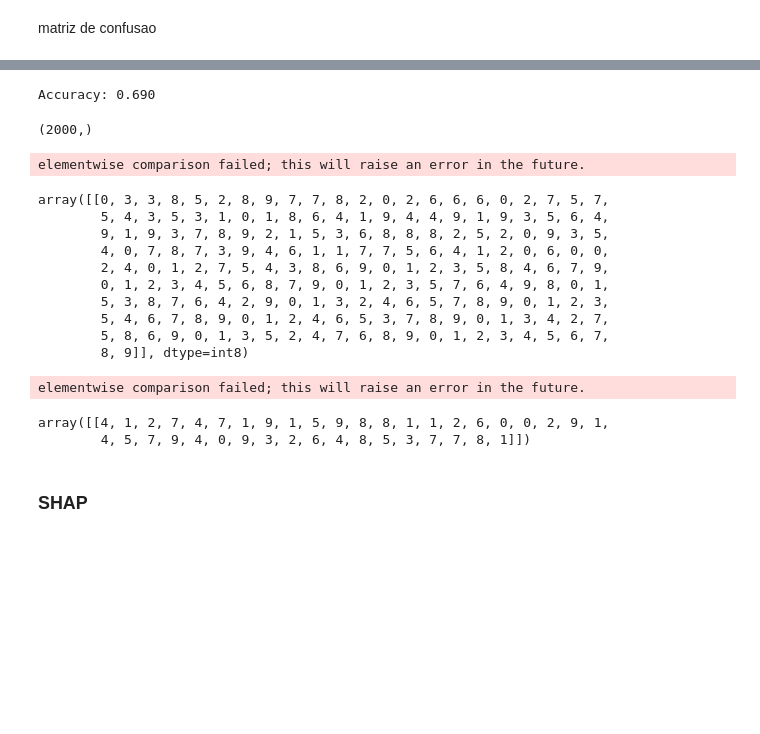
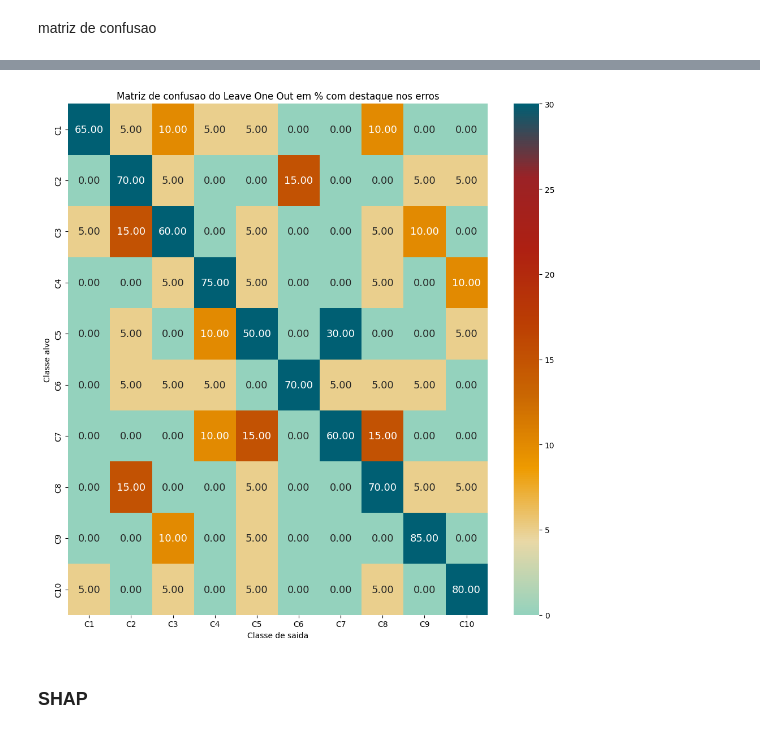
Before and after one commit to ramon-m-machado/training-notes, a Jupyter notebook: SimpleDLFapesp.ipynb, the cells around one changed output, grey strips where cells are left out. Cells and saved outputs as stored; diff of their text form; code cells hidden in the pictures; blank space fills up the shorter version.

Commit message:
Leave one out e confusion matrix

```diff
--- a/SimpleDLFapesp.ipynb
+++ b/SimpleDLFapesp.ipynb
@@ -797 +775,9 @@ label [2]
+# %%
+n = 200
+
+y_pred = []
+y_true = []
+
+cv = LeaveOneOut()
+k = 0
 # %%
@@ -839,0 +827,5 @@ ValueError: ignored
+# %%
+# transformando em numpy array
+y_pred = np.array(y_pred)
+y_true = np.array(y_true)
+y_pred.shape
@@ -839,0 +836,2 @@ ValueError: ignored
+# %%
+y_pred = np.argsort(y_pred, axis=1)[:,-1]
@@ -867,32 +847,32 @@ y_pred_labels
-# %%
-acc = accuracy_score(labels, y_pred_labels)
-print('Accuracy: %.3f' % acc)
-# %% [output]
-Accuracy: 0.690
-# %%
-y_pred.shape
-# %% [output]
-(2000,)
-# %%
-labels[labels != y_pred_labels]
-# %% [output]
-elementwise comparison failed; this will raise an error in the future.
-array([[0, 3, 3, 8, 5, 2, 8, 9, 7, 7, 8, 2, 0, 2, 6, 6, 6, 0, 2, 7, 5, 7,
-        5, 4, 3, 5, 3, 1, 0, 1, 8, 6, 4, 1, 9, 4, 4, 9, 1, 9, 3, 5, 6, 4,
-        9, 1, 9, 3, 7, 8, 9, 2, 1, 5, 3, 6, 8, 8, 8, 2, 5, 2, 0, 9, 3, 5,
-        4, 0, 7, 8, 7, 3, 9, 4, 6, 1, 1, 7, 7, 5, 6, 4, 1, 2, 0, 6, 0, 0,
-        2, 4, 0, 1, 2, 7, 5, 4, 3, 8, 6, 9, 0, 1, 2, 3, 5, 8, 4, 6, 7, 9,
-        0, 1, 2, 3, 4, 5, 6, 8, 7, 9, 0, 1, 2, 3, 5, 7, 6, 4, 9, 8, 0, 1,
-        5, 3, 8, 7, 6, 4, 2, 9, 0, 1, 3, 2, 4, 6, 5, 7, 8, 9, 0, 1, 2, 3,
-        5, 4, 6, 7, 8, 9, 0, 1, 2, 4, 6, 5, 3, 7, 8, 9, 0, 1, 3, 4, 2, 7,
-        5, 8, 6, 9, 0, 1, 3, 5, 2, 4, 7, 6, 8, 9, 0, 1, 2, 3, 4, 5, 6, 7,
-        8, 9]], dtype=int8)
-# %%
-y_pred_labels[labels != y_pred_labels]
-# %% [output]
-elementwise comparison failed; this will raise an error in the future.
-array([[4, 1, 2, 7, 4, 7, 1, 9, 1, 5, 9, 8, 8, 1, 1, 2, 6, 0, 0, 2, 9, 1,
-        4, 5, 7, 9, 4, 0, 9, 3, 2, 6, 4, 8, 5, 3, 7, 7, 8, 1]])
+# %%
+cf_matrix = tf.math.confusion_matrix(
+            y_true,
+            y_pred,
+            num_classes=None,
+            weights=None,
+            dtype=float,
+            name=None
+            )
+# %%
+plt.figure(figsize=(10,10))
+sn.heatmap(cf_matrix*100/20,
+           annot=True,
+           fmt=".2f",
+           annot_kws={"size": 13},
+           xticklabels=classes,
+           yticklabels=classes,
+           cmap=cmap_error,
+           vmin=0,
+           vmax=30)
+
+plt.title("Matriz de confusao do Leave One Out em % com destaque nos erros")
+plt.xlabel("Classe de saida")
+plt.ylabel("Classe alvo")
+
+plt.show()
+# classe real e classe predita ( olhar os eixos se estao certos)
+# %% [output]
+[figure, added]
 # %% [markdown]
 ### SHAP
 # %%
```
Also changed, not shown: parts of 46 cells of this notebook.
